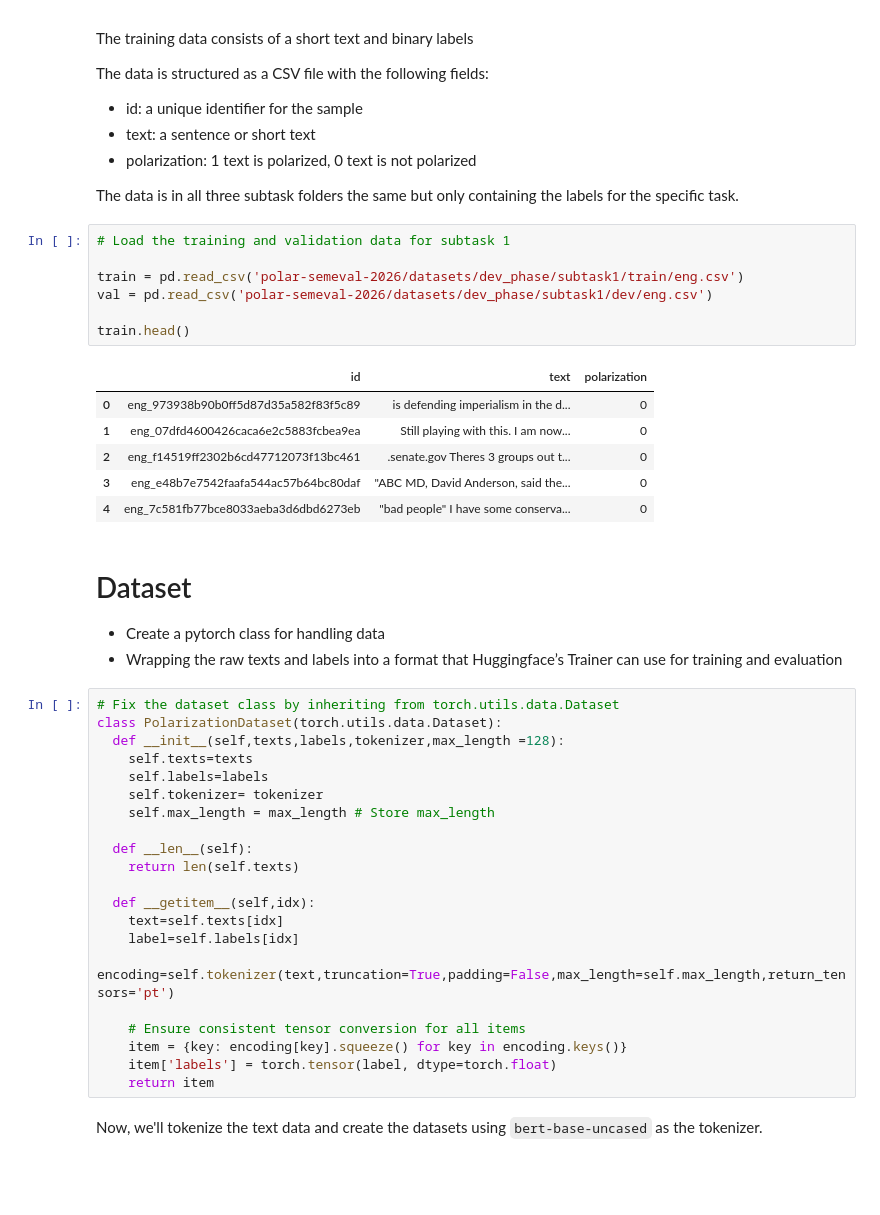
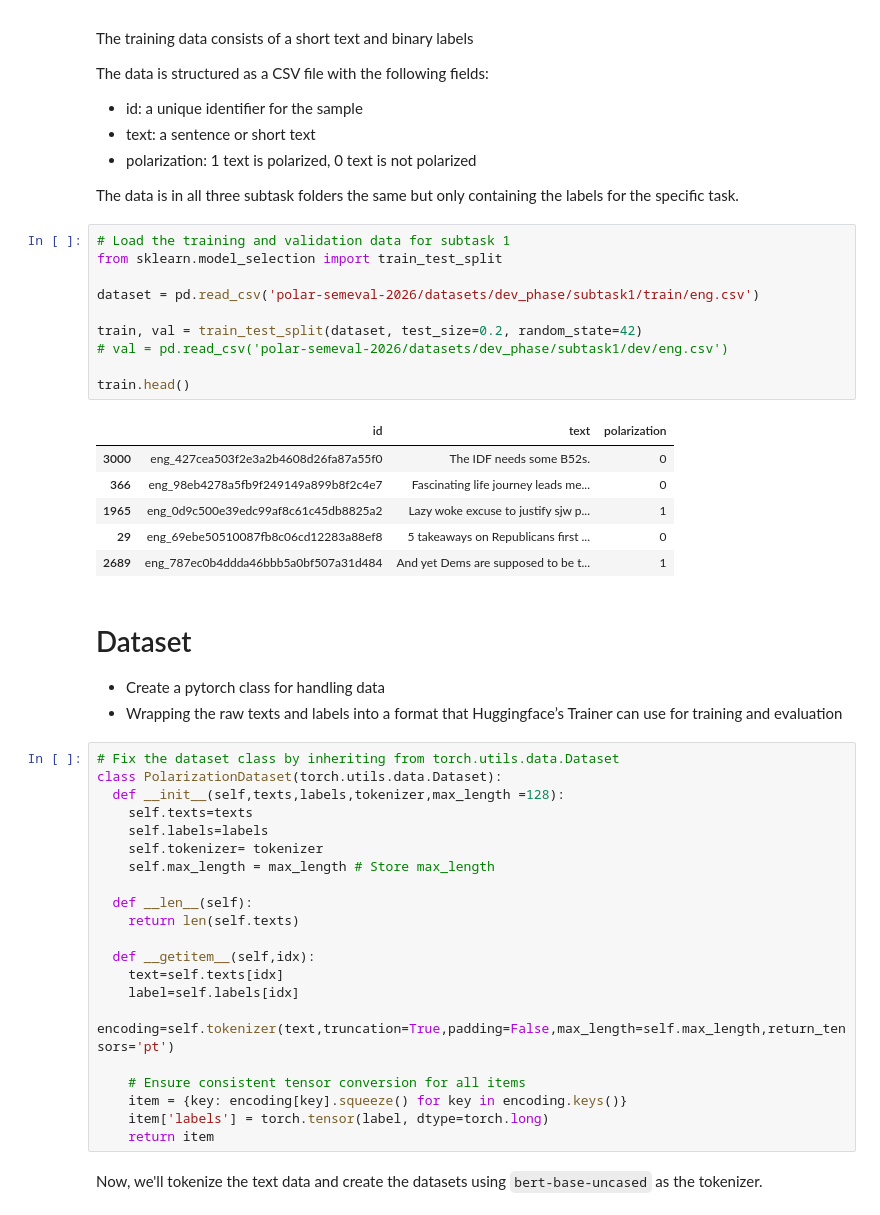
Before and after one commit to Abdulrasheed1729/polar-semeval-2026, a Jupyter notebook: starter/starter.ipynb, the cells around one changed output. Saved outputs shown, nothing was run; the diff lists cells and outputs as text; blank space fills up the shorter version.

```diff
--- a/starter/starter.ipynb
+++ b/starter/starter.ipynb
@@ -63,18 +61,21 @@ The data is structured as a CSV file with the following fields:
 The data is in all three subtask folders the same but only containing the labels for the specific task.
 # %%
 # Load the training and validation data for subtask 1
+from sklearn.model_selection import train_test_split
 
-train = pd.read_csv('polar-semeval-2026/datasets/dev_phase/subtask1/train/eng.csv')
-val = pd.read_csv('polar-semeval-2026/datasets/dev_phase/subtask1/dev/eng.csv')
+dataset = pd.read_csv('polar-semeval-2026/datasets/dev_phase/subtask1/train/eng.csv')
+
+train, val = train_test_split(dataset, test_size=0.2, random_state=42)
+# val = pd.read_csv('polar-semeval-2026/datasets/dev_phase/subtask1/dev/eng.csv')
 
 train.head()
 # %% [output]
 |  | id | text | polarization |
-| 0 | eng_973938b90b0ff5d87d35a582f83f5c89 | is defending imperialism in the d... | 0 |
-| 1 | eng_07dfd4600426caca6e2c5883fcbea9ea | Still playing with this. I am now... | 0 |
-| 2 | eng_f14519ff2302b6cd47712073f13bc461 | .senate.gov Theres 3 groups out t... | 0 |
-| 3 | eng_e48b7e7542faafa544ac57b64bc80daf | "ABC MD, David Anderson, said the... | 0 |
-| 4 | eng_7c581fb77bce8033aeba3d6dbd6273eb | "bad people" I have some conserva... | 0 |
+| 3000 | eng_427cea503f2e3a2b4608d26fa87a55f0 | The IDF needs some B52s. | 0 |
+| 366 | eng_98eb4278a5fb9f249149a899b8f2c4e7 | Fascinating life journey leads me... | 0 |
+| 1965 | eng_0d9c500e39edc99af8c61c45db8825a2 | Lazy woke excuse to justify sjw p... | 1 |
+| 29 | eng_69ebe50510087fb8c06cd12283a88ef8 | 5 takeaways on Republicans first ... | 0 |
+| 2689 | eng_787ec0b4ddda46bbb5a0bf507a31d484 | And yet Dems are supposed to be t... | 1 |
 # %% [markdown]
 # Dataset
 -  Create a pytorch class for handling data
@@ -98,7 +99,7 @@ class PolarizationDataset(torch.utils.data.Dataset):
 
     # Ensure consistent tensor conversion for all items
     item = {key: encoding[key].squeeze() for key in encoding.keys()}
-    item['labels'] = torch.tensor(label, dtype=torch.float)
+    item['labels'] = torch.tensor(label, dtype=torch.long)
     return item
 # %% [markdown]
 Now, we'll tokenize the text data and create the datasets using `bert-base-uncased` as the tokenizer.
```
Also changed, not shown: parts of 10 cells of this notebook.
